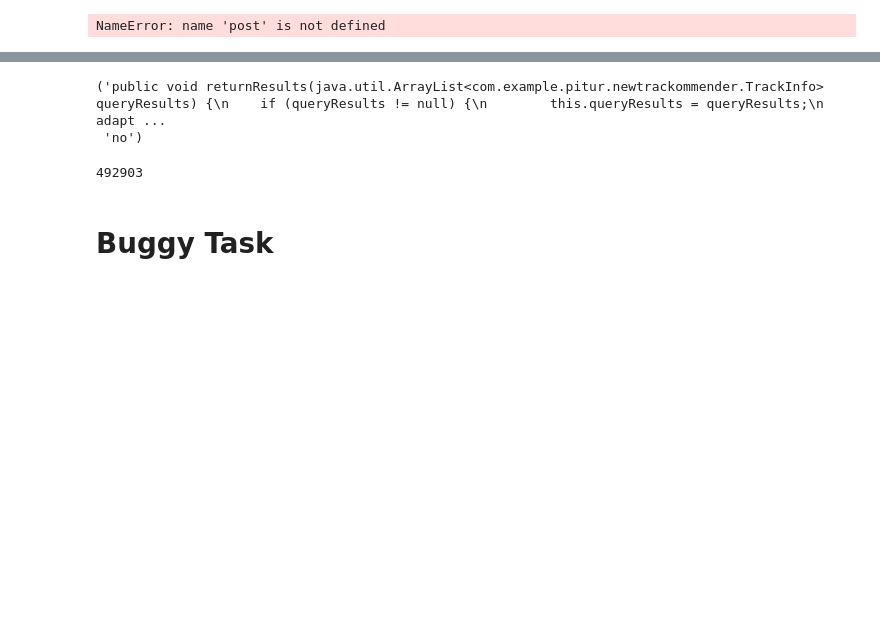
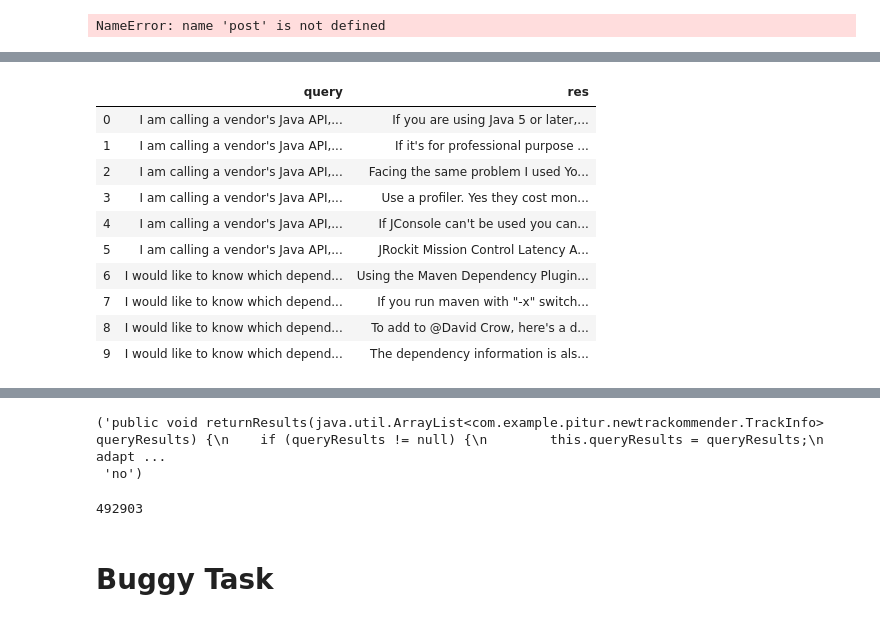
Before and after one commit to ncoop57/sme_qa, a Jupyter notebook: main/src/prep/prep.ipynb, the cells around one changed output, grey strips where cells are left out. Drawn from its saved outputs; the diff is of its cells as text; code cells hidden in the pictures; blank space fills up the shorter version.

```diff
--- a/main/src/prep/prep.ipynb
+++ b/main/src/prep/prep.ipynb
@@ -153,6 +183,18 @@ def split_data(df):
 # %%
 df = pd.read_csv(data_path/"so_posts/56942_10-3-19_formated.csv")
-df.head()
+df.head(10)
+# %% [output]
+|  | query | res |
+| 0 | I am calling a vendor's Java API,... | If you are using Java 5 or later,... |
+| 1 | I am calling a vendor's Java API,... | If it's for professional purpose ... |
+| 2 | I am calling a vendor's Java API,... | Facing the same problem I used Yo... |
+| 3 | I am calling a vendor's Java API,... | Use a profiler. Yes they cost mon... |
+| 4 | I am calling a vendor's Java API,... | If JConsole can't be used you can... |
+| 5 | I am calling a vendor's Java API,... | JRockit Mission Control Latency A... |
+| 6 | I would like to know which depend... | Using the Maven Dependency Plugin... |
+| 7 | I would like to know which depend... | If you run maven with "-x" switch... |
+| 8 | I would like to know which depend... | To add to @David Crow, here's a d... |
+| 9 | I would like to know which depend... | The dependency information is als... |
 # %%
 df_trn, df_val, df_tst = split_data(df)
 # %%
```
Also changed, not shown: parts of 5 cells of this notebook, 4 other files.
